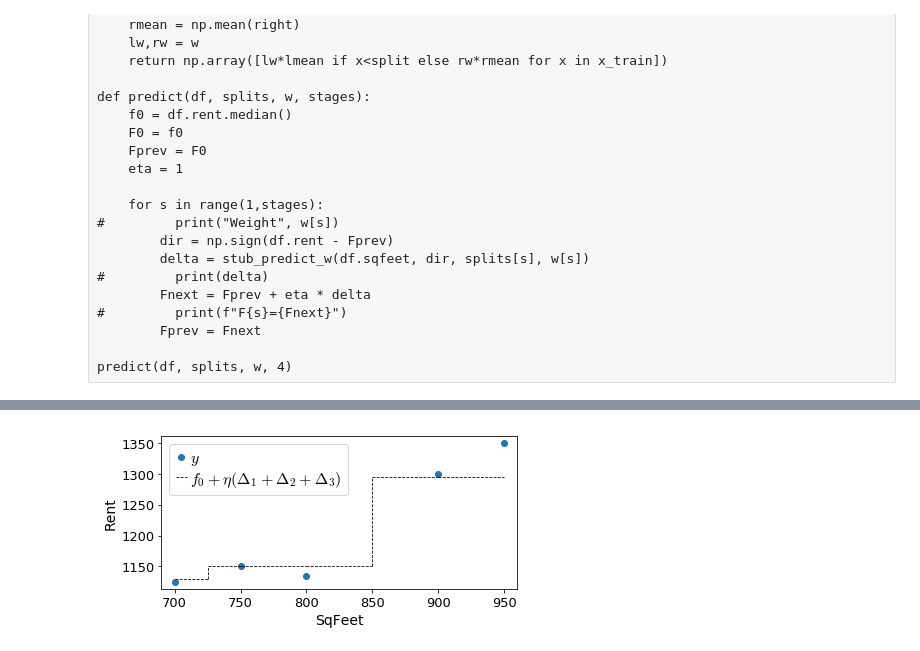
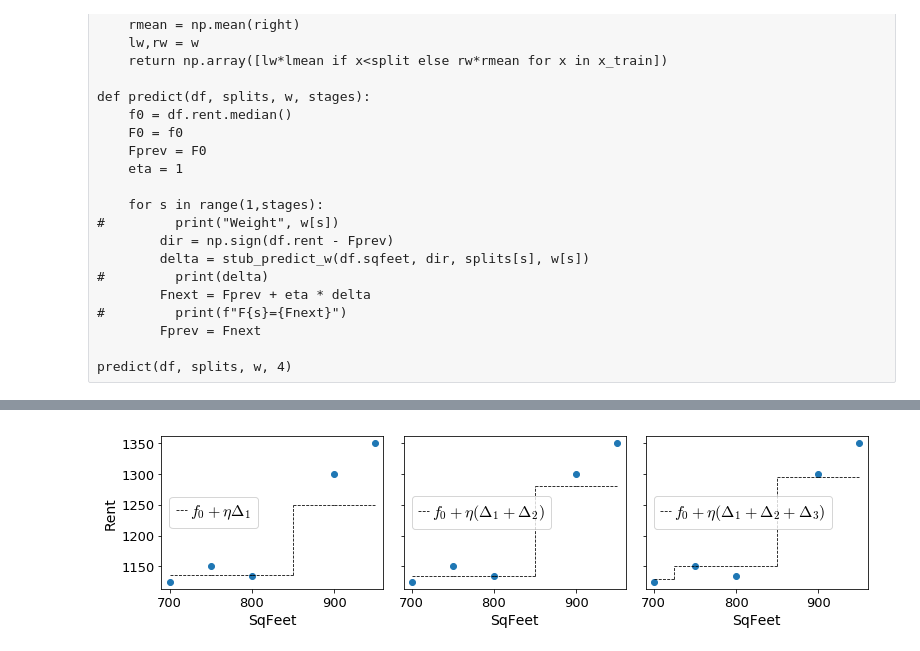
Before and after one commit to parrt/ml-articles, a Jupyter notebook: gradient-boosting/notebooks/dev-mae.ipynb, the cells around one changed output, grey strips where cells are left out. Saved outputs shown, nothing was run; the diff lists cells and outputs as text; code cells hidden in the pictures.

```diff
--- a/gradient-boosting/notebooks/dev-mae.ipynb
+++ b/gradient-boosting/notebooks/dev-mae.ipynb
@@ -564,30 +589,17 @@ print(coords)
-# %%
-fig, ax = plt.subplots(nrows=1, ncols=1, figsize=(6.1, 3))
-
-line1, = ax.plot(df.sqfeet,df.rent, 'o', label=r'$y$')
-
-prev = None
-for x,y in coords:
-    if prev is not None:
-        line2, = ax.plot([prev[0],x], [prev[1],y], linewidth=.8,
-                         linestyle='--', c='k',
-                         label=r"$f_0 + \eta (\Delta_1+\Delta_2+\Delta_3)$")
-    prev = (x,y)
-
-ax.set_ylabel(r"Rent", fontsize=14)
-ax.set_xlabel(r"SqFeet", fontsize=14)
-
-ax.set_yticks(np.arange(1150,1351,50))
-ax.set_xlim(df.sqfeet.min()-10,df.sqfeet.max()+10)
-
-ax.legend(handles=[line1,line2], fontsize=16,
-          loc='upper left',
-          labelspacing=.1,
-          handletextpad=.2,
-          handlelength=.7,
-          frameon=True)
-
-plt.tight_layout()
-plt.show()
-# %% [output]
-[figure, removed]
+# %%
+fig, axes = plt.subplots(nrows=1, ncols=3, figsize=(11, 3), sharey=True)
+
+axes[0].set_ylabel(r"Rent", fontsize=14)
+coords = get_combined_splits(1)
+plot_combined(axes[0], 1, coords)
+
+coords = get_combined_splits(2)
+plot_combined(axes[1], 2, coords)
+
+coords = get_combined_splits(3)
+plot_combined(axes[2], 3, coords)
+
+plt.tight_layout()
+plt.show()
+# %% [output]
+[figure, added]
```
Also changed, not shown: parts of 3 cells of this notebook, 2 other files.
